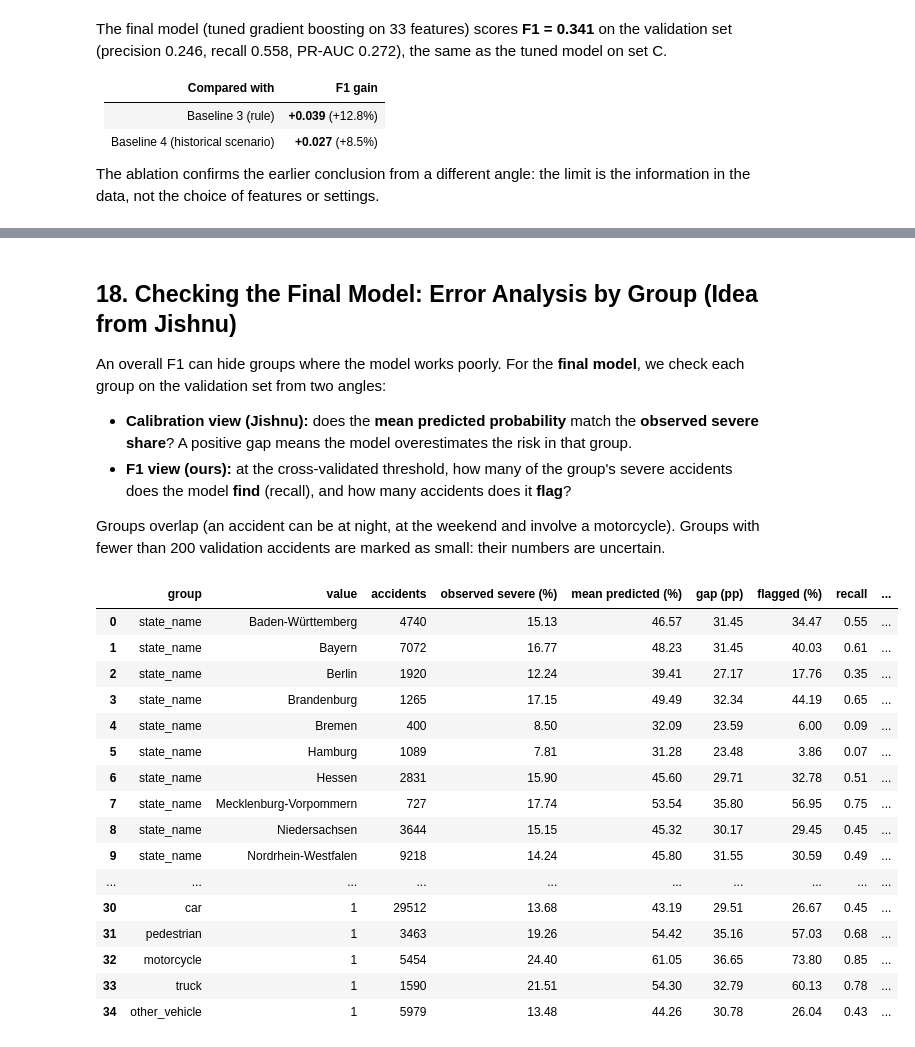
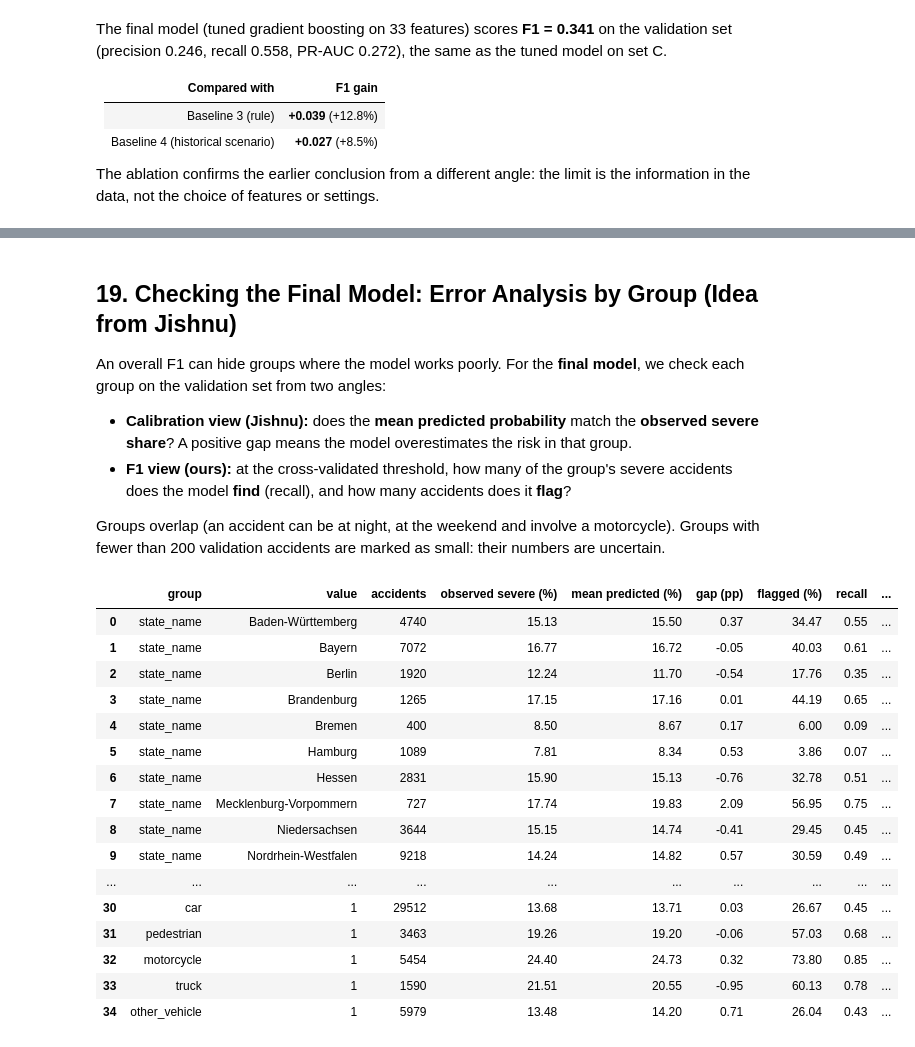
Before and after one commit to zinaF19/The-Random-Forest-Rangers, a Jupyter notebook: Micheal_ML_Random_Forest_Rangers_Final.ipynb, the cells around one changed output, grey strips where cells are left out. Drawn from its saved outputs; the diff is of its cells as text; code cells hidden in the pictures.

```diff
--- a/Micheal_ML_Team_Data_Baselines.ipynb
+++ b/Micheal_ML_Random_Forest_Rangers_Final.ipynb
@@ -111,8 +115,13 @@ We always predict *"how severe, **given** an injury accident happens"*, never *"
 # %%
 import io
+import json
+import time
 import urllib.request
+from pathlib import Path
+from types import SimpleNamespace
 
 import geopandas as gpd
+import joblib
 import matplotlib.pyplot as plt
 import numpy as np
 import pandas as pd
@@ -123,6 +132,11 @@ plt.rcParams["figure.dpi"] = 100
 pd.set_option("display.max_columns", 50)
 
 RANDOM_STATE = 42
+RESULTS_DIR, MODEL_DIR = Path("results"), Path("models")
+
+# True:  re-run the slow hyperparameter searches and the ablation study (about 1.5 hours) and save their results.
+# False: load the results saved by the last full run (same numbers; the whole notebook runs in about 40 minutes).
+RUN_SLOW_SEARCHES = False
 # %% [markdown]
 ## 4. Get the Data
 
@@ -1526,11 +1579,12 @@ Gradient boosting: best CV PR-AUC 0.2690 (1522 s)
 
 For each tuned model we take the out-of-fold predictions (5-fold cross validation on the training set), choose the threshold with the best F1, and apply it to the validation set. `best_estimator_` was already refitted on the full training set by `RandomizedSearchCV`.
 # %%
-tuned_rows, tuned_probabilities = [], {}
+tuned_rows, tuned_probabilities, tuned_oof = [], {}, {}
 for model_name, search in searches.items():
     start = time.time()
     oof = cross_val_predict(clone(search.best_estimator_), X_train[tuning_columns], y_train, cv=CV,
                             method="predict_proba", n_jobs=SEARCHES[model_name]["n_jobs"])[:, 1]
+    tuned_oof[model_name] = oof
     threshold, cv_f1 = best_f1_threshold(y_train, oof)
     p_val = search.best_estimator_.predict_proba(X_val[tuning_columns])[:, 1]
     flags = (p_val >= threshold).astype(int)
@@ -1863,0 +2058,28 @@ The ablation confirms the earlier conclusion from a different angle: the limit i
+# %%
+calibrator = LogisticRegression().fit(logit(oof_final).reshape(-1, 1), y_train)
+
+
+def calibrate(probabilities):
+    """Map the final model's raw probabilities to calibrated probabilities."""
+    return calibrator.predict_proba(logit(np.asarray(probabilities)).reshape(-1, 1))[:, 1]
+
+
+p_val_final_calibrated = calibrate(p_val_final)
+threshold_final_calibrated = calibrate([threshold_final])[0]
+same_decisions = ((p_val_final_calibrated >= threshold_final_calibrated).astype(int) == flags_final).mean()
+
+print(f"Mean predicted risk on validation: raw {100 * p_val_final.mean():.1f}%, "
+      f"calibrated {100 * p_val_final_calibrated.mean():.1f}%, observed {100 * y_val.mean():.1f}%")
+print(f"Threshold: raw {threshold_final:.3f} -> calibrated {threshold_final_calibrated:.3f}")
+print(f"Same flagged accidents with the calibrated threshold: {100 * same_decisions:.2f}%")
+print(f"Validation PR-AUC raw {average_precision_score(y_val, p_val_final):.4f}, "
+      f"calibrated {average_precision_score(y_val, p_val_final_calibrated):.4f}")
+
+MODEL_DIR.mkdir(exist_ok=True)
+FINAL_MODEL_FILE = MODEL_DIR / "random_forest_rangers_final_model.joblib"
+joblib.dump({
+    "model": final_model, "calibrator": calibrator, "features": final_columns, "feature_set": FINAL_SET_NAME,
+    "threshold_raw": threshold_final, "threshold_calibrated": threshold_final_calibrated,
+    "trained_on": "train split (Tiziano's split, accidents_2025_with_population.csv)",
+}, FINAL_MODEL_FILE, compress=3)
+print(f"Saved {FINAL_MODEL_FILE} ({FINAL_MODEL_FILE.stat().st_size / 1e6:.1f} MB)")
@@ -1962,5 +2203,5 @@ pd.DataFrame(calibration_rows).set_index("model").round(4)
 # %% [markdown]
-## 18. Checking the Final Model: Error Analysis by Group (Idea from Jishnu)
+## 19. Checking the Final Model: Error Analysis by Group (Idea from Jishnu)
 
 An overall F1 can hide groups where the model works poorly. For the **final model**, we check each group on the validation set from two angles:
 
@@ -1971,52 +2212,52 @@ Groups overlap (an accident can be at night, at the weekend and involve a motorc
 # %%
 error_view =val[["state_name", "is_night", "is_weekend", "urbanisation", "population_per_km2", "vulnerable",
                   "is_severe"] + PARTICIPANTS].copy()
-error_view["probability"] = p_val_final
+error_view["probability"] = p_val_final_calibrated
 error_view["flagged"] = flags_final
 error_view["time of day"] = np.where(error_view["is_night"] == 1, "night (22-05)", "day")
 error_view["day type"] = np.where(error_view["is_weekend"] == 1, "weekend", "weekday")
 _, density_edges = pd.qcut(train["population_per_km2"], q=5, retbins=True)  # edges from training data only
 density_edges[0], density_edges[-1] = -np.inf, np.inf
 error_view["density quintile"] = pd.cut(error_view["population_per_km2"], density_edges,
                                         labels=[f"Q{i} ({'rural' if i == 1 else 'urban' if i == 5 else 'mid'})"
                                                 for i in range(1, 6)])
 
 group_rows = []
 for group in ["state_name", "time of day", "day type", "urbanisation", "density quintile", "vulnerable"] + PARTICIPANTS:
     for value, part in error_view.groupby(group, observed=True):
         if group in PARTICIPANTS + ["vulnerable"] and value == 0:
             continue  # for flags we only show the accidents where the road user is involved
         severe_part = part[part["is_severe"] == 1]
         group_rows.append({
             "group": group, "value": value, "accidents": len(part),
             "observed severe (%)": 100 * part["is_severe"].mean(),
             "mean predicted (%)": 100 * part["probability"].mean(),
             "gap (pp)": 100 * (part["probability"].mean() - part["is_severe"].mean()),
             "flagged (%)": 100 * part["flagged"].mean(),
             "recall": severe_part["flagged"].mean() if len(severe_part) else np.nan,
             "small group": len(part) < 200,
         })
 group_errors = pd.DataFrame(group_rows)
 with pd.option_context("display.max_rows", None):
     display(group_errors.round(2))
 # %% [output]
 |  | group | value | accidents | observed severe (%) | mean predicted (%) | gap (pp) | flagged (%) | recall | ... |
-| 0 | state_name | Baden-Württemberg | 4740 | 15.13 | 46.57 | 31.45 | 34.47 | 0.55 | ... |
-| 1 | state_name | Bayern | 7072 | 16.77 | 48.23 | 31.45 | 40.03 | 0.61 | ... |
-| 2 | state_name | Berlin | 1920 | 12.24 | 39.41 | 27.17 | 17.76 | 0.35 | ... |
-| 3 | state_name | Brandenburg | 1265 | 17.15 | 49.49 | 32.34 | 44.19 | 0.65 | ... |
-| 4 | state_name | Bremen | 400 | 8.50 | 32.09 | 23.59 | 6.00 | 0.09 | ... |
-| 5 | state_name | Hamburg | 1089 | 7.81 | 31.28 | 23.48 | 3.86 | 0.07 | ... |
-| 6 | state_name | Hessen | 2831 | 15.90 | 45.60 | 29.71 | 32.78 | 0.51 | ... |
-| 7 | state_name | Mecklenburg-Vorpommern | 727 | 17.74 | 53.54 | 35.80 | 56.95 | 0.75 | ... |
-| 8 | state_name | Niedersachsen | 3644 | 15.15 | 45.32 | 30.17 | 29.45 | 0.45 | ... |
-| 9 | state_name | Nordrhein-Westfalen | 9218 | 14.24 | 45.80 | 31.55 | 30.59 | 0.49 | ... |
+| 0 | state_name | Baden-Württemberg | 4740 | 15.13 | 15.50 | 0.37 | 34.47 | 0.55 | ... |
+| 1 | state_name | Bayern | 7072 | 16.77 | 16.72 | -0.05 | 40.03 | 0.61 | ... |
+| 2 | state_name | Berlin | 1920 | 12.24 | 11.70 | -0.54 | 17.76 | 0.35 | ... |
+| 3 | state_name | Brandenburg | 1265 | 17.15 | 17.16 | 0.01 | 44.19 | 0.65 | ... |
+| 4 | state_name | Bremen | 400 | 8.50 | 8.67 | 0.17 | 6.00 | 0.09 | ... |
+| 5 | state_name | Hamburg | 1089 | 7.81 | 8.34 | 0.53 | 3.86 | 0.07 | ... |
+| 6 | state_name | Hessen | 2831 | 15.90 | 15.13 | -0.76 | 32.78 | 0.51 | ... |
+| 7 | state_name | Mecklenburg-Vorpommern | 727 | 17.74 | 19.83 | 2.09 | 56.95 | 0.75 | ... |
+| 8 | state_name | Niedersachsen | 3644 | 15.15 | 14.74 | -0.41 | 29.45 | 0.45 | ... |
+| 9 | state_name | Nordrhein-Westfalen | 9218 | 14.24 | 14.82 | 0.57 | 30.59 | 0.49 | ... |
 | ... | ... | ... | ... | ... | ... | ... | ... | ... | ... |
-| 30 | car | 1 | 29512 | 13.68 | 43.19 | 29.51 | 26.67 | 0.45 | ... |
-| 31 | pedestrian | 1 | 3463 | 19.26 | 54.42 | 35.16 | 57.03 | 0.68 | ... |
-| 32 | motorcycle | 1 | 5454 | 24.40 | 61.05 | 36.65 | 73.80 | 0.85 | ... |
-| 33 | truck | 1 | 1590 | 21.51 | 54.30 | 32.79 | 60.13 | 0.78 | ... |
-| 34 | other_vehicle | 1 | 5979 | 13.48 | 44.26 | 30.78 | 26.04 | 0.43 | ... |
+| 30 | car | 1 | 29512 | 13.68 | 13.71 | 0.03 | 26.67 | 0.45 | ... |
+| 31 | pedestrian | 1 | 3463 | 19.26 | 19.20 | -0.06 | 57.03 | 0.68 | ... |
+| 32 | motorcycle | 1 | 5454 | 24.40 | 24.73 | 0.32 | 73.80 | 0.85 | ... |
+| 33 | truck | 1 | 1590 | 21.51 | 20.55 | -0.95 | 60.13 | 0.78 | ... |
+| 34 | other_vehicle | 1 | 5979 | 13.48 | 14.20 | 0.71 | 26.04 | 0.43 | ... |
 # %%
 fig, axes = plt.subplots(1, 2, figsize=(17, 7))
 
```
Also changed, not shown: parts of 35 cells of this notebook, 3 other files.
